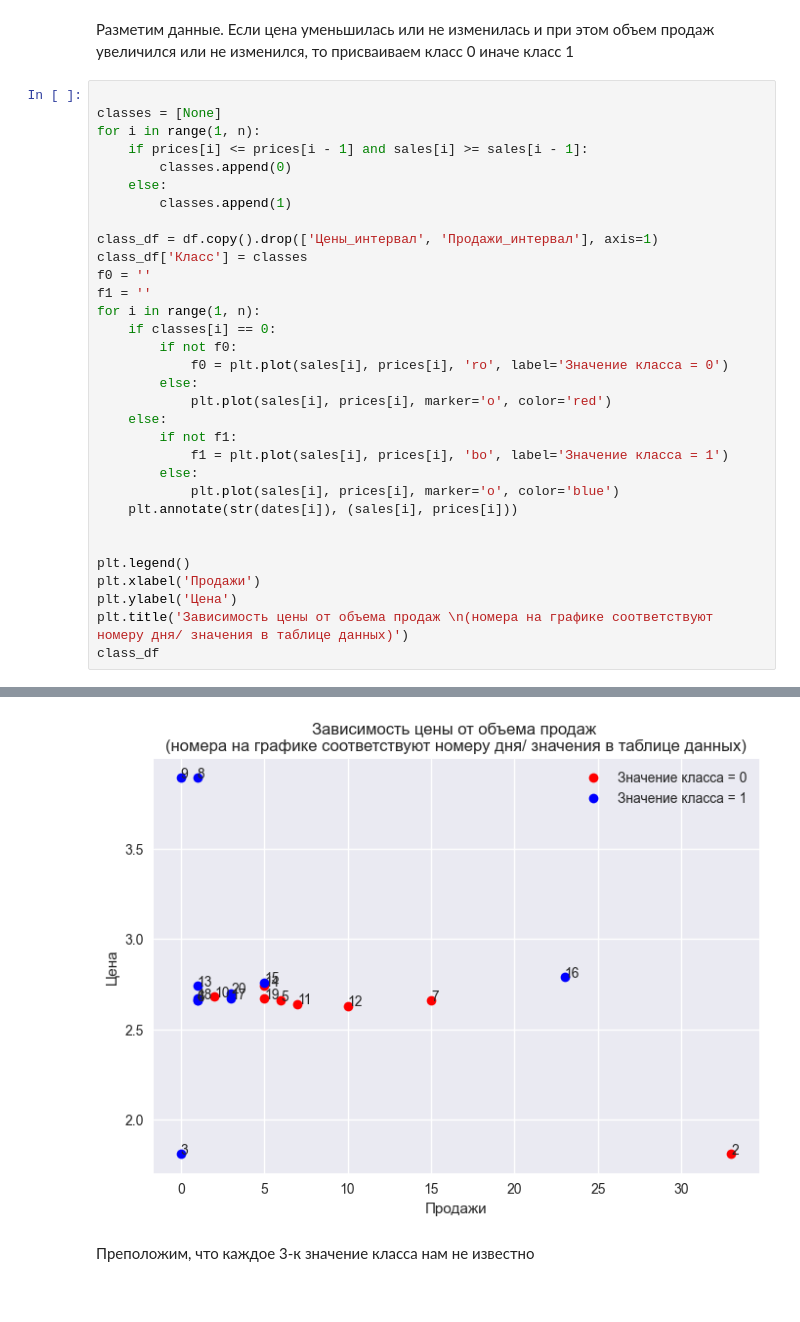
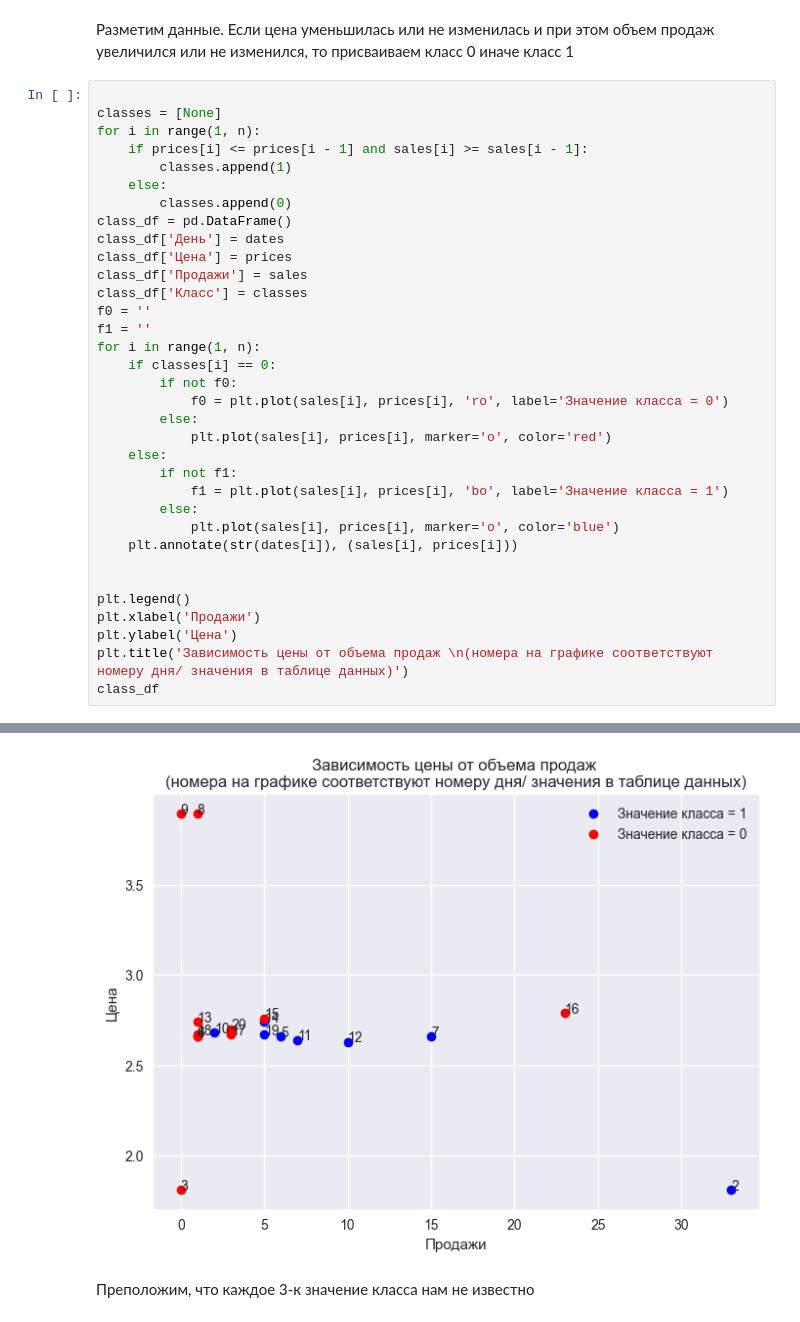
Before and after one commit to BVyaches/MLPerm, a Jupyter notebook: MathAnalysis.ipynb, the cells around one changed output, grey strips where cells are left out. Saved outputs shown, nothing was run; the diff lists cells and outputs as text.

```diff
--- a/MathAnalysis.ipynb
+++ b/MathAnalysis.ipynb
@@ -1270,11 +1274,13 @@ t(P, k) = 4.501
 classes = [None]
 for i in range(1, n):
     if prices[i] <= prices[i - 1] and sales[i] >= sales[i - 1]:
+        classes.append(1)
+    else:
         classes.append(0)
-    else:
-        classes.append(1)
-
-class_df = df.copy().drop(['Цены_интервал', 'Продажи_интервал'], axis=1)
+class_df = pd.DataFrame()
+class_df['День'] = dates
+class_df['Цена'] = prices
+class_df['Продажи'] = sales
 class_df['Класс'] = classes
 f0 = ''
 f1 = ''
@@ -1318,4 +1324,4 @@ class_df
-[figure, old version]
+[figure, new version]
 # %% [markdown]
 Преположим, что каждое 3-к значение класса нам не известно
 # %%
```
Also changed, not shown: parts of 6 cells of this notebook.
